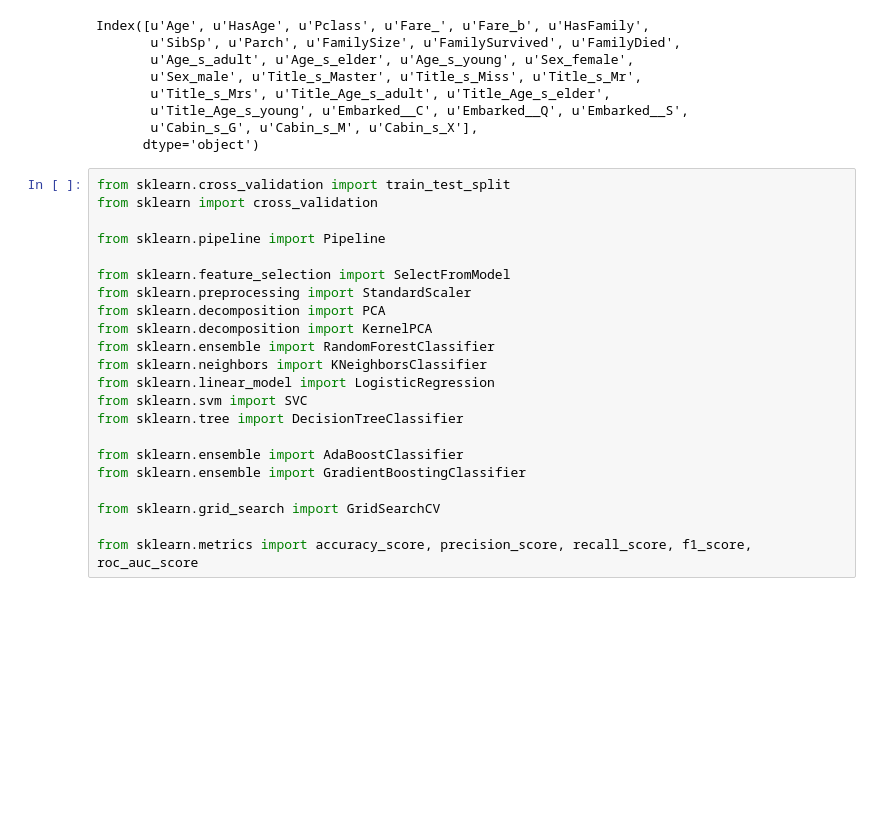
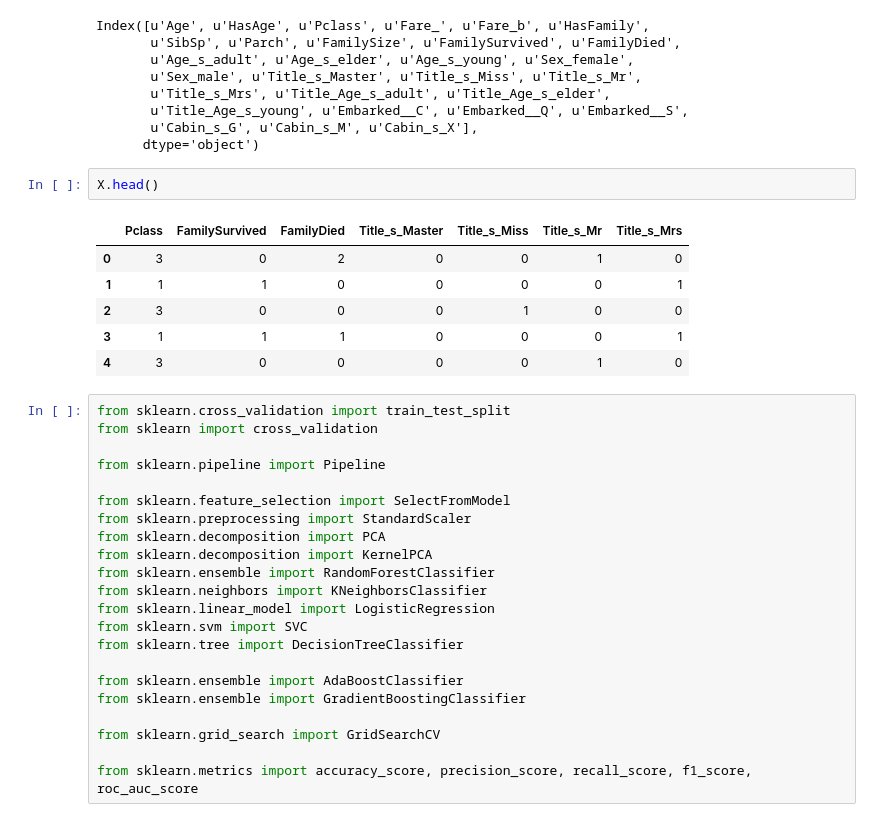
Before and after one commit to liufuyang/titanic, a Jupyter notebook: Demo1.1.1 - Boosting.ipynb, the cells around one changed output. Drawn from its saved outputs; the diff is of its cells as text; blank space fills up the shorter version.

```diff
--- a/Demo1.1.1 - Boosting.ipynb
+++ b/Demo1.1.1 - Boosting.ipynb
@@ -38,6 +38,15 @@ Index([u'Age', u'HasAge', u'Pclass', u'Fare_', u'Fare_b', u'HasFamily',
        u'Title_Age_s_young', u'Embarked__C', u'Embarked__Q', u'Embarked__S',
        u'Cabin_s_G', u'Cabin_s_M', u'Cabin_s_X'],
       dtype='object')
+# %%
+X.head()
+# %% [output]
+|  | Pclass | FamilySurvived | FamilyDied | Title_s_Master | Title_s_Miss | Title_s_Mr | Title_s_Mrs |
+| 0 | 3 | 0 | 2 | 0 | 0 | 1 | 0 |
+| 1 | 1 | 1 | 0 | 0 | 0 | 0 | 1 |
+| 2 | 3 | 0 | 0 | 0 | 1 | 0 | 0 |
+| 3 | 1 | 1 | 1 | 0 | 0 | 0 | 1 |
+| 4 | 3 | 0 | 0 | 0 | 0 | 1 | 0 |
 # %%
 from sklearn.cross_validation import train_test_split
 from sklearn import cross_validation
```
Also changed, not shown: parts of 2 cells of this notebook.
